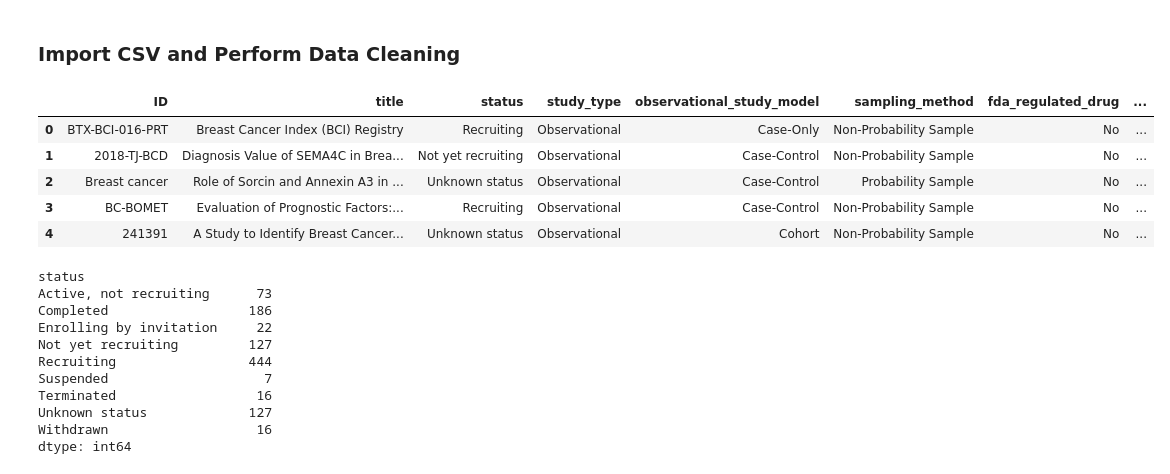
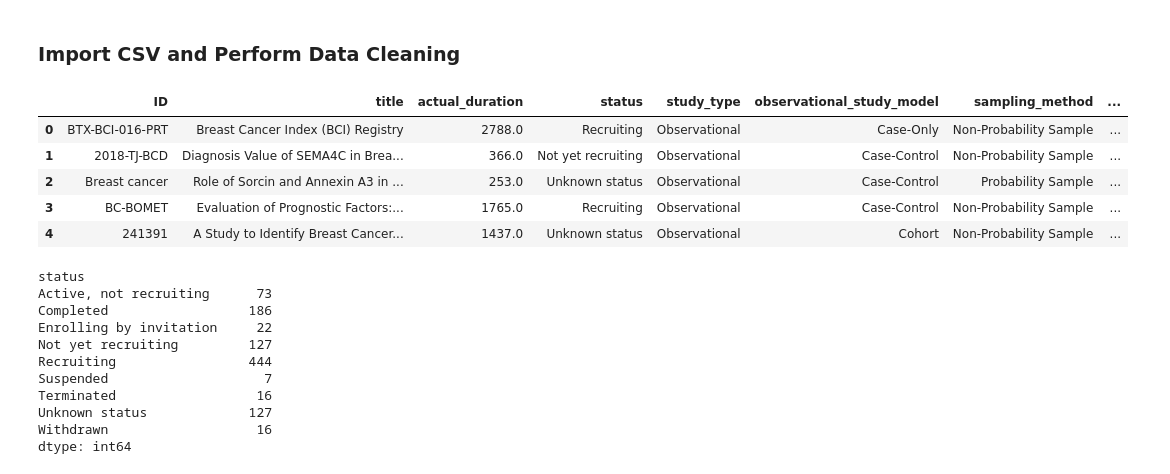
Before and after one commit to AnneLonero/Clinical_Trials_Research_Project, a Jupyter notebook: Observational_Machine_Learning.ipynb, the cells around one changed output. Saved outputs shown, nothing was run; the diff lists cells and outputs as text; code cells hidden in the pictures.

Commit message:
sampling test on machine learning

```diff
--- a/Observational_Machine_Learning.ipynb
+++ b/Observational_Machine_Learning.ipynb
@@ -21,17 +20,21 @@ obs_df = pd.read_csv('Tables/observational_studies_fda.csv')
+# %%
+# imprt CSV as DataFrame
+obs_df = pd.read_csv('Tables/updated_obs_studies.csv')
 # %%
 # Drop 'target_duration' column due to too many null values
 # Drop null rows
 
 obs_df = obs_df.drop(['target_duration'], axis=1)
+obs_df['actual_duration'] = pd.to_numeric(obs_df['actual_duration'].astype(str).str.replace('days', ''), errors='coerce')
 obs_df = obs_df.dropna()
 obs_df.head()
 # %% [output]
-|  | ID | title | status | study_type | observational_study_model | sampling_method | fda_regulated_drug | ... |
-| 0 | BTX-BCI-016-PRT | Breast Cancer Index (BCI) Registry | Recruiting | Observational | Case-Only | Non-Probability Sample | No | ... |
-| 1 | 2018-TJ-BCD | Diagnosis Value of SEMA4C in Brea... | Not yet recruiting | Observational | Case-Control | Non-Probability Sample | No | ... |
-| 2 | Breast cancer | Role of Sorcin and Annexin A3 in ... | Unknown status | Observational | Case-Control | Probability Sample | No | ... |
-| 3 | BC-BOMET | Evaluation of Prognostic Factors:... | Recruiting | Observational | Case-Control | Non-Probability Sample | No | ... |
-| 4 | 241391 | A Study to Identify Breast Cancer... | Unknown status | Observational | Cohort | Non-Probability Sample | No | ... |
+|  | ID | title | actual_duration | status | study_type | observational_study_model | sampling_method | ... |
+| 0 | BTX-BCI-016-PRT | Breast Cancer Index (BCI) Registry | 2788.0 | Recruiting | Observational | Case-Only | Non-Probability Sample | ... |
+| 1 | 2018-TJ-BCD | Diagnosis Value of SEMA4C in Brea... | 366.0 | Not yet recruiting | Observational | Case-Control | Non-Probability Sample | ... |
+| 2 | Breast cancer | Role of Sorcin and Annexin A3 in ... | 253.0 | Unknown status | Observational | Case-Control | Probability Sample | ... |
+| 3 | BC-BOMET | Evaluation of Prognostic Factors:... | 1765.0 | Recruiting | Observational | Case-Control | Non-Probability Sample | ... |
+| 4 | 241391 | A Study to Identify Breast Cancer... | 1437.0 | Unknown status | Observational | Cohort | Non-Probability Sample | ... |
 # %%
 # Check distribution of each status
 obs_df.groupby('status').size()
```
Also changed, not shown: parts of 42 cells of this notebook.
